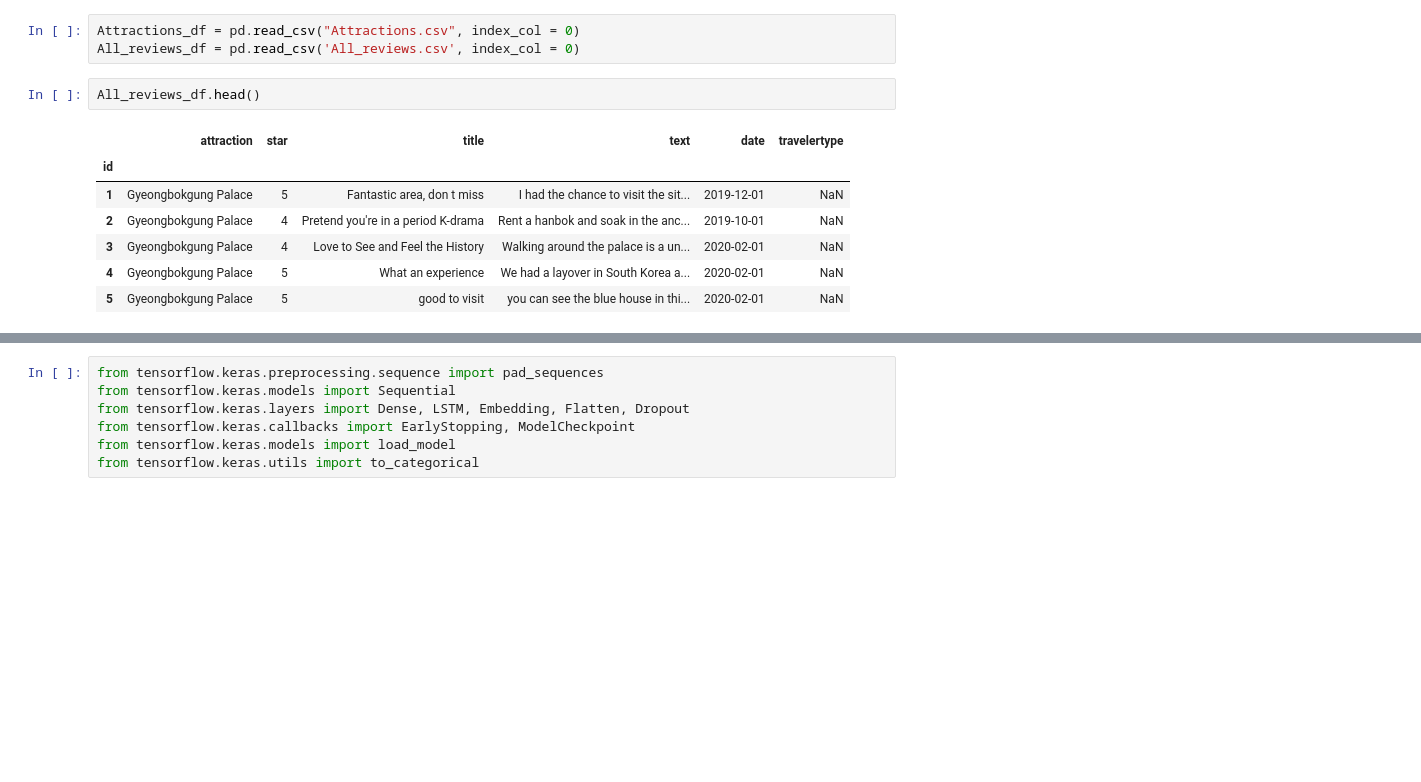
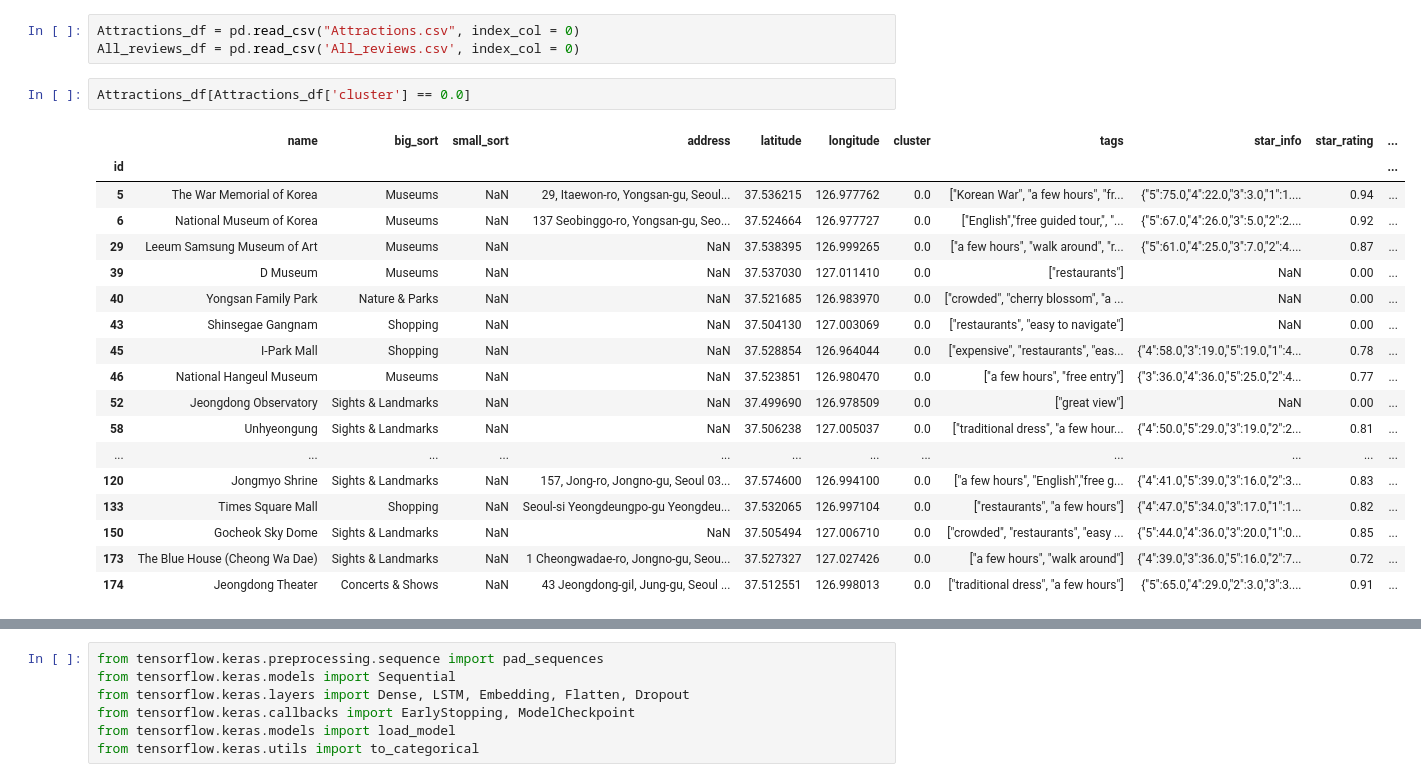
Before and after one commit to twinstae/tripReviewAnalysisSystem, a Jupyter notebook: p1/sent_analysis_LSTM.ipynb, the cells around one changed output, grey strips where cells are left out. Cells and saved outputs as stored; diff of their text form; blank space fills up the shorter version.

```diff
--- a/p1/sent_analysis_LSTM.ipynb
+++ b/p1/sent_analysis_LSTM.ipynb
@@ -52,13 +35,24 @@ All_reviews_df.iloc[:,2:].to_csv('All_reviews.csv')
 # %%
 Attractions_df = pd.read_csv("Attractions.csv", index_col = 0)
 All_reviews_df = pd.read_csv('All_reviews.csv', index_col = 0)
-# %%
-All_reviews_df.head()
-# %% [output]
-|  | attraction | star | title | text | date | travelertype |
-| id |  |  |  |  |  |  |
-| 1 | Gyeongbokgung Palace | 5 | Fantastic area, don t miss | I had the chance to visit the sit... | 2019-12-01 | NaN |
-| 2 | Gyeongbokgung Palace | 4 | Pretend you're in a period K-drama | Rent a hanbok and soak in the anc... | 2019-10-01 | NaN |
-| 3 | Gyeongbokgung Palace | 4 | Love to See and Feel the History | Walking around the palace is a un... | 2020-02-01 | NaN |
-| 4 | Gyeongbokgung Palace | 5 | What an experience | We had a layover in South Korea a... | 2020-02-01 | NaN |
-| 5 | Gyeongbokgung Palace | 5 | good to visit | you can see the blue house in thi... | 2020-02-01 | NaN |
+# %%
+Attractions_df[Attractions_df['cluster'] == 0.0]
+# %% [output]
+|  | name | big_sort | small_sort | address | latitude | longitude | cluster | tags | star_info | star_rating | ... |
+| id |  |  |  |  |  |  |  |  |  |  | ... |
+| 5 | The War Memorial of Korea | Museums | NaN | 29, Itaewon-ro, Yongsan-gu, Seoul... | 37.536215 | 126.977762 | 0.0 | ["Korean War", "a few hours", "fr... | {"5":75.0,"4":22.0,"3":3.0,"1":1.... | 0.94 | ... |
+| 6 | National Museum of Korea | Museums | NaN | 137 Seobinggo-ro, Yongsan-gu, Seo... | 37.524664 | 126.977727 | 0.0 | ["English","free guided tour,", "... | {"5":67.0,"4":26.0,"3":5.0,"2":2.... | 0.92 | ... |
+| 29 | Leeum Samsung Museum of Art | Museums | NaN | NaN | 37.538395 | 126.999265 | 0.0 | ["a few hours", "walk around", "r... | {"5":61.0,"4":25.0,"3":7.0,"2":4.... | 0.87 | ... |
+| 39 | D Museum | Museums | NaN | NaN | 37.537030 | 127.011410 | 0.0 | ["restaurants"] | NaN | 0.00 | ... |
+| 40 | Yongsan Family Park | Nature & Parks | NaN | NaN | 37.521685 | 126.983970 | 0.0 | ["crowded", "cherry blossom", "a ... | NaN | 0.00 | ... |
+| 43 | Shinsegae Gangnam | Shopping | NaN | NaN | 37.504130 | 127.003069 | 0.0 | ["restaurants", "easy to navigate"] | NaN | 0.00 | ... |
+| 45 | I-Park Mall | Shopping | NaN | NaN | 37.528854 | 126.964044 | 0.0 | ["expensive", "restaurants", "eas... | {"4":58.0,"3":19.0,"5":19.0,"1":4... | 0.78 | ... |
+| 46 | National Hangeul Museum | Museums | NaN | NaN | 37.523851 | 126.980470 | 0.0 | ["a few hours", "free entry"] | {"3":36.0,"4":36.0,"5":25.0,"2":4... | 0.77 | ... |
+| 52 | Jeongdong Observatory | Sights & Landmarks | NaN | NaN | 37.499690 | 126.978509 | 0.0 | ["great view"] | NaN | 0.00 | ... |
+| 58 | Unhyeongung | Sights & Landmarks | NaN | NaN | 37.506238 | 127.005037 | 0.0 | ["traditional dress", "a few hour... | {"4":50.0,"5":29.0,"3":19.0,"2":2... | 0.81 | ... |
+| ... | ... | ... | ... | ... | ... | ... | ... | ... | ... | ... | ... |
+| 120 | Jongmyo Shrine | Sights & Landmarks | NaN | 157, Jong-ro, Jongno-gu, Seoul 03... | 37.574600 | 126.994100 | 0.0 | ["a few hours", "English","free g... | {"4":41.0,"5":39.0,"3":16.0,"2":3... | 0.83 | ... |
+| 133 | Times Square Mall | Shopping | NaN | Seoul-si Yeongdeungpo-gu Yeongdeu... | 37.532065 | 126.997104 | 0.0 | ["restaurants", "a few hours"] | {"4":47.0,"5":34.0,"3":17.0,"1":1... | 0.82 | ... |
+| 150 | Gocheok Sky Dome | Sights & Landmarks | NaN | NaN | 37.505494 | 127.006710 | 0.0 | ["crowded", "restaurants", "easy ... | {"5":44.0,"4":36.0,"3":20.0,"1":0... | 0.85 | ... |
+| 173 | The Blue House (Cheong Wa Dae) | Sights & Landmarks | NaN | 1 Cheongwadae-ro, Jongno-gu, Seou... | 37.527327 | 127.027426 | 0.0 | ["a few hours", "walk around"] | {"4":39.0,"3":36.0,"5":16.0,"2":7... | 0.72 | ... |
+| 174 | Jeongdong Theater | Concerts & Shows | NaN | 43 Jeongdong-gil, Jung-gu, Seoul ... | 37.512551 | 126.998013 | 0.0 | ["traditional dress", "a few hours"] | {"5":65.0,"4":29.0,"2":3.0,"3":3.... | 0.91 | ... |
```
Also changed, not shown: parts of 63 cells of this notebook, 32 other files.
